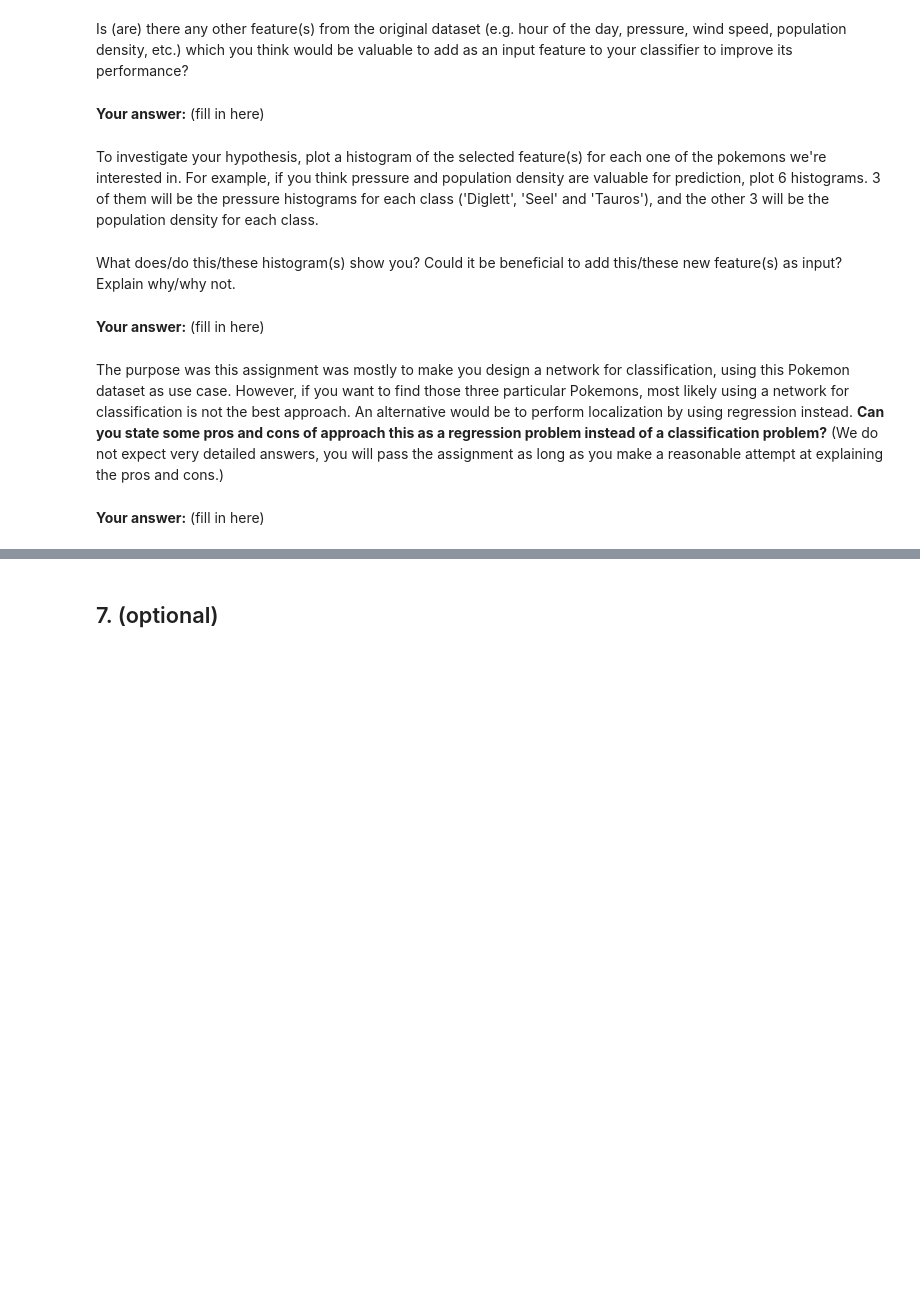
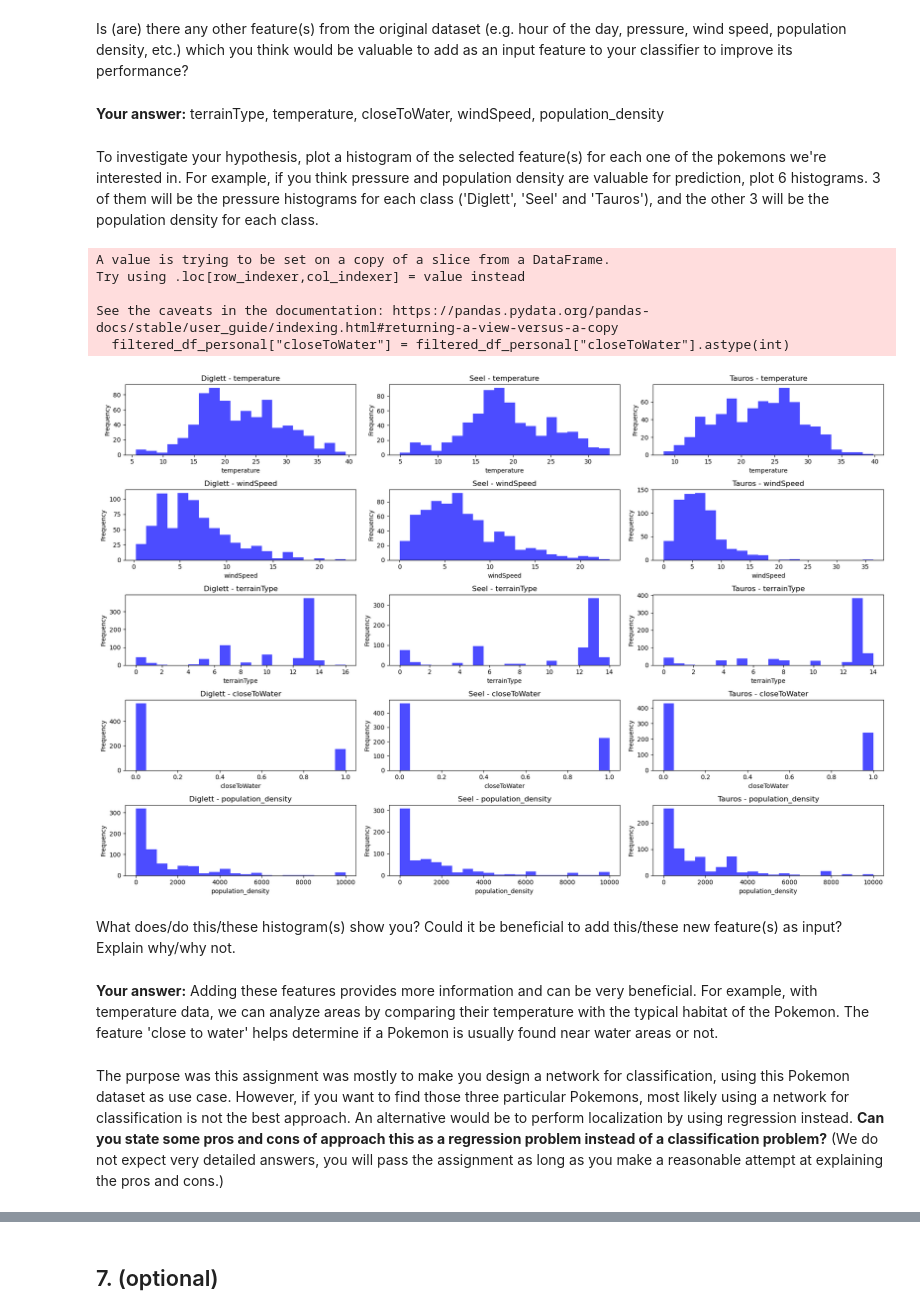
Before and after one commit to Tiazzo/my_dpl, a Jupyter notebook: IHA2/IHA2.ipynb, the cells around one changed output, grey strips where cells are left out. Cells and saved outputs as stored; diff of their text form; code cells hidden in the pictures; blank space fills up the shorter version.

```diff
--- a/IHA2/IHA2.ipynb
+++ b/IHA2/IHA2.ipynb
@@ -981,6 +1020,6 @@ You have now trained and evaluated a neural network for this particular classifi
 # %% [markdown]
 Is (are) there any other feature(s) from the original dataset (e.g. hour of the day, pressure, wind speed, population density, etc.) which you think would be valuable to add as an input feature to your classifier to improve its performance?
-# %% [markdown]
-**Your answer:** (fill in here)
+# %% [markdown]
+**Your answer:** terrainType, temperature, closeToWater, windSpeed, population_density
 # %% [markdown]
 To investigate your hypothesis, plot a histogram of the selected feature(s) for each one of the pokemons we're interested in. For example, if you think pressure and population density are valuable for prediction, plot 6 histograms. 3 of them will be the pressure histograms for each class ('Diglett', 'Seel' and 'Tauros'), and the other 3 will be the population density for each class.
@@ -989,8 +1026,41 @@ To investigate your hypothesis, plot a histogram of the selected feature(s) for
+# %%
+# Import the name_dict mapping
+from utils import name_dict
+
+df_personal = pd.read_csv("300k.csv")
+df_personal = df_personal[['temperature', 'windSpeed', 'terrainType', 'closeToWater', 'population_density', 'latitude', 'longitude', 'class']]
+df_personal["name"] = df_personal["class"].apply(lambda x: name_dict[x])
+filtered_df_personal = df_personal[df_personal["name"].isin(["Diglett", "Seel", "Tauros"])]
+
+filtered_df_personal["closeToWater"] = filtered_df_personal["closeToWater"].astype(int)
+
+features = ['temperature', 'windSpeed', 'terrainType', 'closeToWater', 'population_density']
+classes = ["Diglett", "Seel", "Tauros"]
+
+# Create a figure with 2 rows (one for each feature) and 3 columns (one for each class)
+fig, axes = plt.subplots(nrows=len(features), ncols=len(classes), figsize=(18, 12))
+
+for i, feature in enumerate(features):
+    for j, cls in enumerate(classes):
+        ax = axes[i, j]
+        data = filtered_df_personal[filtered_df_personal['name'] == cls][feature]
+        ax.hist(data, bins=20, alpha=0.7, color='blue')
+        ax.set_title(f"{cls} - {feature}")
+        ax.set_xlabel(feature)
+        ax.set_ylabel('Frequency')
+
+plt.tight_layout()
+plt.show()
+# %% [output]
+A value is trying to be set on a copy of a slice from a DataFrame.
+Try using .loc[row_indexer,col_indexer] = value instead
+
+See the caveats in the documentation: https://pandas.pydata.org/pandas-docs/stable/user_guide/indexing.html#returning-a-view-versus-a-copy
+  filtered_df_personal["closeToWater"] = filtered_df_personal["closeToWater"].astype(int)
+[figure, added]
 # %% [markdown]
 What does/do this/these histogram(s) show you? Could it be beneficial to add this/these new feature(s) as input? Explain why/why not.
-# %% [markdown]
-**Your answer:** (fill in here)
+# %% [markdown]
+**Your answer:**  Adding these features provides more information and can be very beneficial. For example, with temperature data, we can analyze areas by comparing their temperature with the typical habitat of the Pokemon. The feature 'close to water' helps determine if a Pokemon is usually found near water areas or not.
 # %% [markdown]
 The purpose was this assignment was mostly to make you design a network for classification, using this Pokemon dataset as use case. However, if you want to find those three particular Pokemons, most likely using a network for classification is not the best approach. An alternative would be to perform localization by using regression instead. **Can you state some pros and cons of approach this as a regression problem instead of a classification problem?** (We do not expect very detailed answers, you will pass the assignment as long as you make a reasonable attempt at explaining the pros and cons.)
-# %% [markdown]
-**Your answer:** (fill in here)
```
Also changed, not shown: parts of 43 cells of this notebook.
